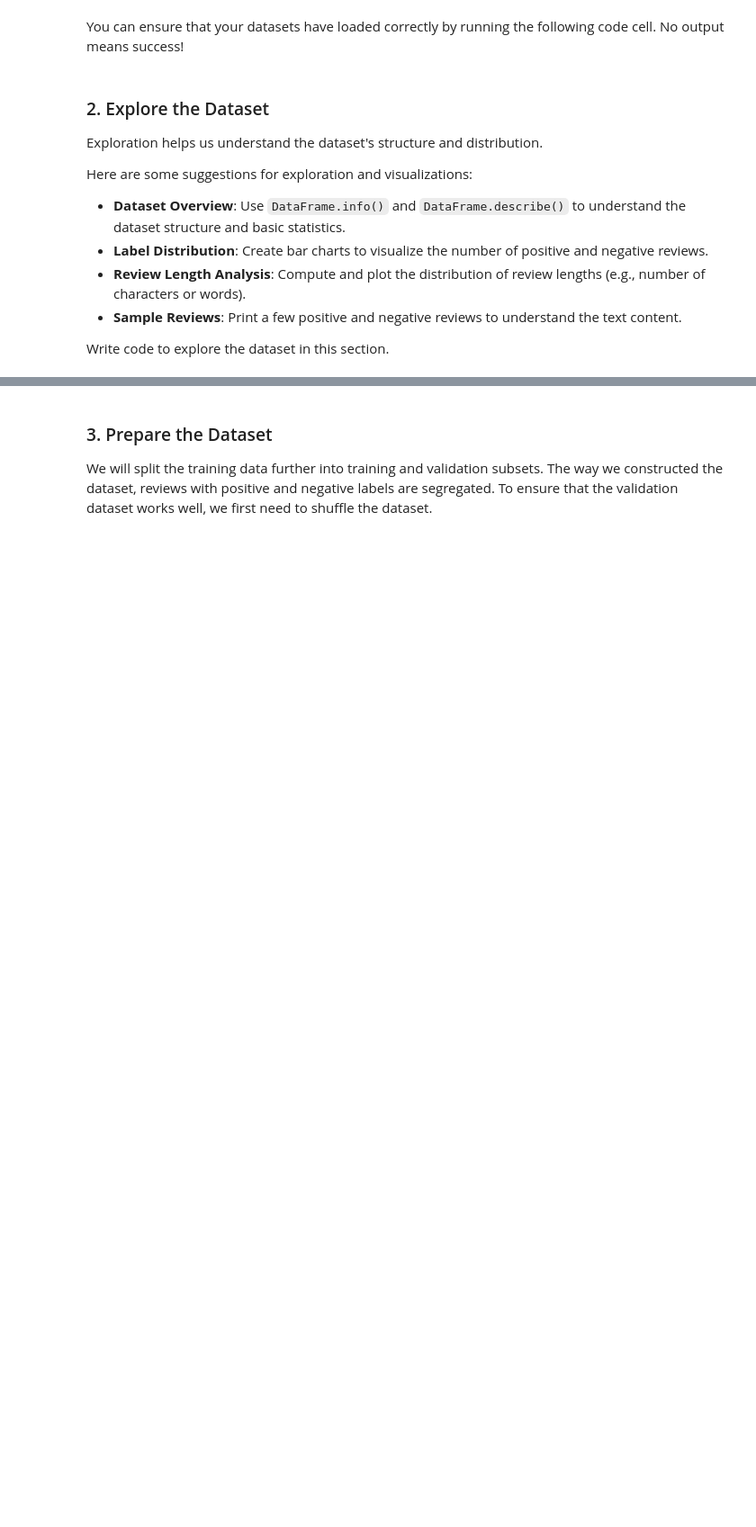
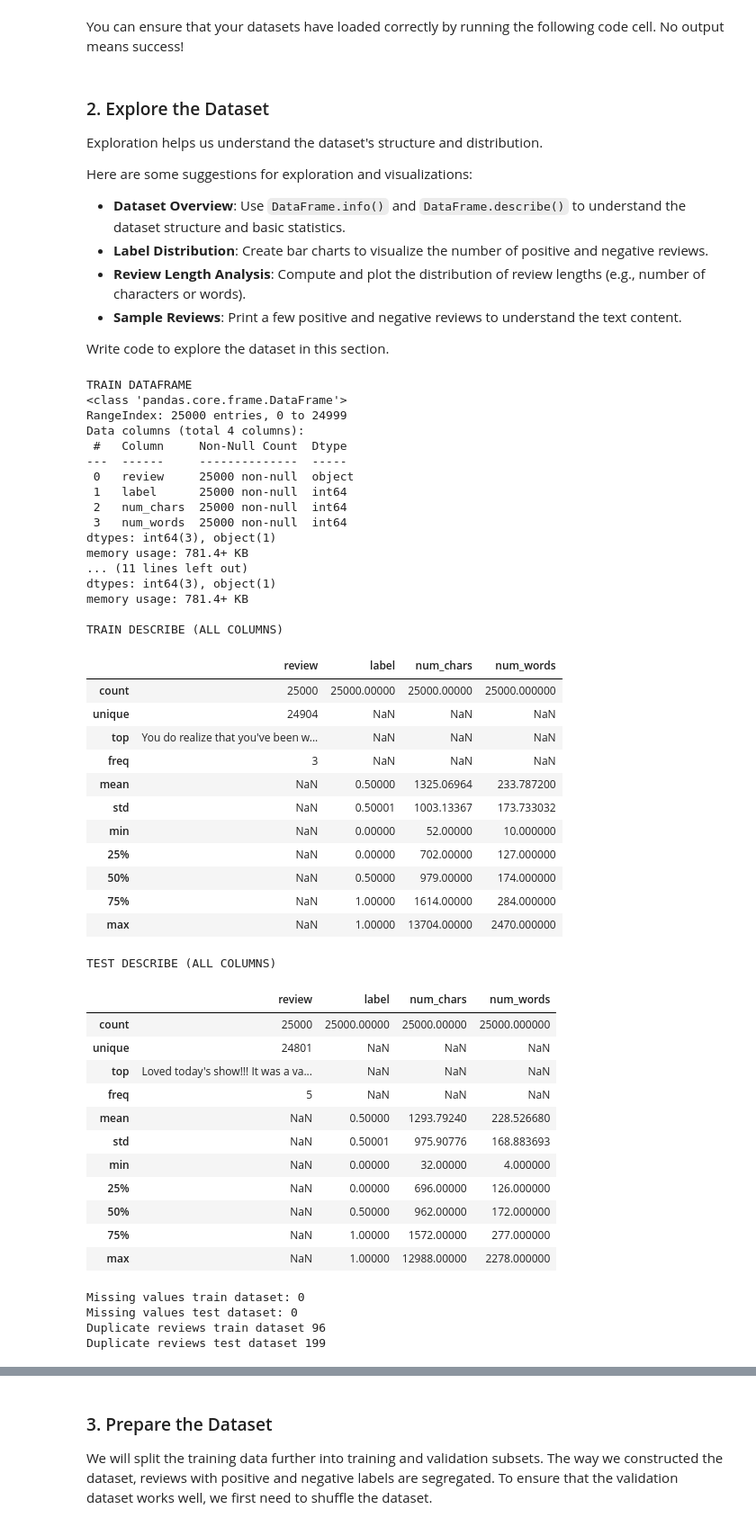
Before and after one commit to florinpuica/sentiment-analysis-using-transformers, a Jupyter notebook: starter/SentimentScope_starter.ipynb, the cells around one changed output, grey strips where cells are left out. Shown at 90% size. Cells and saved outputs as stored; diff of their text form; code cells hidden in the pictures; blank space fills up the shorter version.

Commit message:
Exploring the dataset

```diff
--- a/starter/SentimentScope_starter.ipynb
+++ b/starter/SentimentScope_starter.ipynb
@@ -299,3 +299,66 @@ Here are some suggestions for exploration and visualizations:
 - **Sample Reviews**: Print a few positive and negative reviews to understand the text content.
 
 Write code to explore the dataset in this section.
+# %%
+# Dataset overview
+print("TRAIN DATAFRAME INFO")
+train_df.info()
+print("\nTEST DATAFRAME INFO")
+test_df.info()
+
+print("\nTRAIN DATAFRAME DESCRIBE")
+display(train_df.describe(include="all"))
+print("\nTEST DATAFARME DESCRIBE")
+display(test_df.describe(include="all"))
+
+print("\nMissing values train dataset:", train_df.isnull().sum().sum())
+print("Missing values test dataset:", test_df.isnull().sum().sum())
+print("Duplicate reviews train dataset", train_df.duplicated(subset="review").sum())
+print("Duplicate reviews test dataset", test_df.duplicated(subset="review").sum())
+# %% [output]
+TRAIN DATAFRAME
+<class 'pandas.core.frame.DataFrame'>
+RangeIndex: 25000 entries, 0 to 24999
+Data columns (total 4 columns):
+ #   Column     Non-Null Count  Dtype
+---  ------     --------------  -----
+ 0   review     25000 non-null  object
+ 1   label      25000 non-null  int64
+ 2   num_chars  25000 non-null  int64
+ 3   num_words  25000 non-null  int64
+dtypes: int64(3), object(1)
+memory usage: 781.4+ KB
+... (11 lines left out)
+dtypes: int64(3), object(1)
+memory usage: 781.4+ KB
+
+TRAIN DESCRIBE (ALL COLUMNS)
+|  | review | label | num_chars | num_words |
+| count | 25000 | 25000.00000 | 25000.00000 | 25000.000000 |
+| unique | 24904 | NaN | NaN | NaN |
+| top | You do realize that you've been w... | NaN | NaN | NaN |
+| freq | 3 | NaN | NaN | NaN |
+| mean | NaN | 0.50000 | 1325.06964 | 233.787200 |
+| std | NaN | 0.50001 | 1003.13367 | 173.733032 |
+| min | NaN | 0.00000 | 52.00000 | 10.000000 |
+| 25% | NaN | 0.00000 | 702.00000 | 127.000000 |
+| 50% | NaN | 0.50000 | 979.00000 | 174.000000 |
+| 75% | NaN | 1.00000 | 1614.00000 | 284.000000 |
+| max | NaN | 1.00000 | 13704.00000 | 2470.000000 |
+TEST DESCRIBE (ALL COLUMNS)
+|  | review | label | num_chars | num_words |
+| count | 25000 | 25000.00000 | 25000.00000 | 25000.000000 |
+| unique | 24801 | NaN | NaN | NaN |
+| top | Loved today's show!!! It was a va... | NaN | NaN | NaN |
+| freq | 5 | NaN | NaN | NaN |
+| mean | NaN | 0.50000 | 1293.79240 | 228.526680 |
+| std | NaN | 0.50001 | 975.90776 | 168.883693 |
+| min | NaN | 0.00000 | 32.00000 | 4.000000 |
+| 25% | NaN | 0.00000 | 696.00000 | 126.000000 |
+| 50% | NaN | 0.50000 | 962.00000 | 172.000000 |
+| 75% | NaN | 1.00000 | 1572.00000 | 277.000000 |
+| max | NaN | 1.00000 | 12988.00000 | 2278.000000 |
+Missing values train dataset: 0
+Missing values test dataset: 0
+Duplicate reviews train dataset 96
+Duplicate reviews test dataset 199
```
Also changed, not shown: parts of 5 cells of this notebook.
